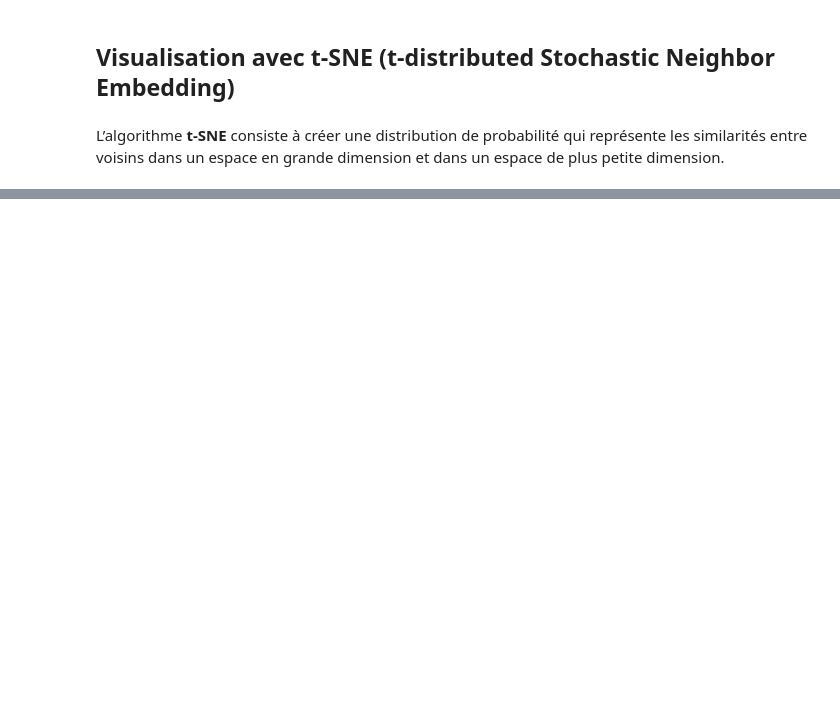
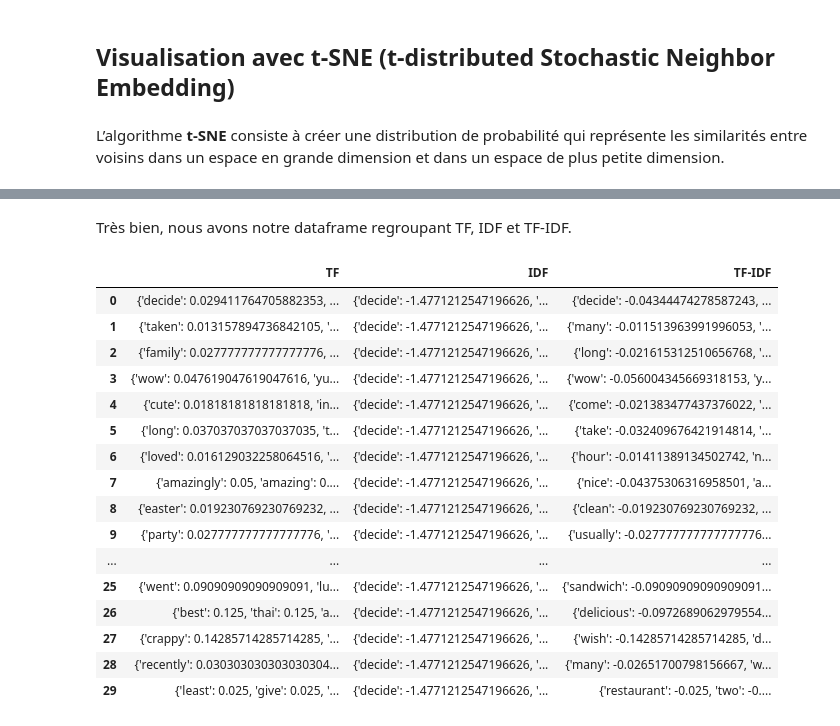
Before and after one commit to reda76/P6, a Jupyter notebook: Analyse de texte.ipynb, the cells around one changed output, grey strips where cells are left out. Drawn from its saved outputs; the diff is of its cells as text; code cells hidden in the pictures; blank space fills up the shorter version.

```diff
--- a/Analyse de texte.ipynb
+++ b/Analyse de texte.ipynb
@@ -605,0 +870,24 @@ ImportError: cannot import name 'safe_indexing' from 'sklearn.utils' (/home/reda
+# %% [markdown]
+Très bien, nous avons notre dataframe regroupant TF, IDF et TF-IDF.
+# %%
+# Nous ne gardons que les colonnes 'TF, IDF et TF-IDF'
+df_visualisation = df_review_select[["TF", "IDF", "TF-IDF"]]
+df_visualisation
+# %% [output]
+|  | TF | IDF | TF-IDF |
+| 0 | {'decide': 0.029411764705882353, ... | {'decide': -1.4771212547196626, '... | {'decide': -0.04344474278587243, ... |
+| 1 | {'taken': 0.013157894736842105, '... | {'decide': -1.4771212547196626, '... | {'many': -0.011513963991996053, '... |
+| 2 | {'family': 0.027777777777777776, ... | {'decide': -1.4771212547196626, '... | {'long': -0.021615312510656768, '... |
+| 3 | {'wow': 0.047619047619047616, 'yu... | {'decide': -1.4771212547196626, '... | {'wow': -0.056004345669318153, 'y... |
+| 4 | {'cute': 0.01818181818181818, 'in... | {'decide': -1.4771212547196626, '... | {'come': -0.021383477437376022, '... |
+| 5 | {'long': 0.037037037037037035, 't... | {'decide': -1.4771212547196626, '... | {'take': -0.032409676421914814, '... |
+| 6 | {'loved': 0.016129032258064516, '... | {'decide': -1.4771212547196626, '... | {'hour': -0.01411389134502742, 'n... |
+| 7 | {'amazingly': 0.05, 'amazing': 0.... | {'decide': -1.4771212547196626, '... | {'nice': -0.04375306316958501, 'a... |
+| 8 | {'easter': 0.019230769230769232, ... | {'decide': -1.4771212547196626, '... | {'clean': -0.019230769230769232, ... |
+| 9 | {'party': 0.027777777777777776, '... | {'decide': -1.4771212547196626, '... | {'usually': -0.027777777777777776... |
+| ... | ... | ... | ... |
+| 25 | {'went': 0.09090909090909091, 'lu... | {'decide': -1.4771212547196626, '... | {'sandwich': -0.09090909090909091... |
+| 26 | {'best': 0.125, 'thai': 0.125, 'a... | {'decide': -1.4771212547196626, '... | {'delicious': -0.0972689062979554... |
+| 27 | {'crappy': 0.14285714285714285, '... | {'decide': -1.4771212547196626, '... | {'wish': -0.14285714285714285, 'd... |
+| 28 | {'recently': 0.030303030303030304... | {'decide': -1.4771212547196626, '... | {'many': -0.02651700798156667, 'w... |
+| 29 | {'least': 0.025, 'give': 0.025, '... | {'decide': -1.4771212547196626, '... | {'restaurant': -0.025, 'two': -0.... |
```
Also changed, not shown: parts of 49 cells of this notebook.
